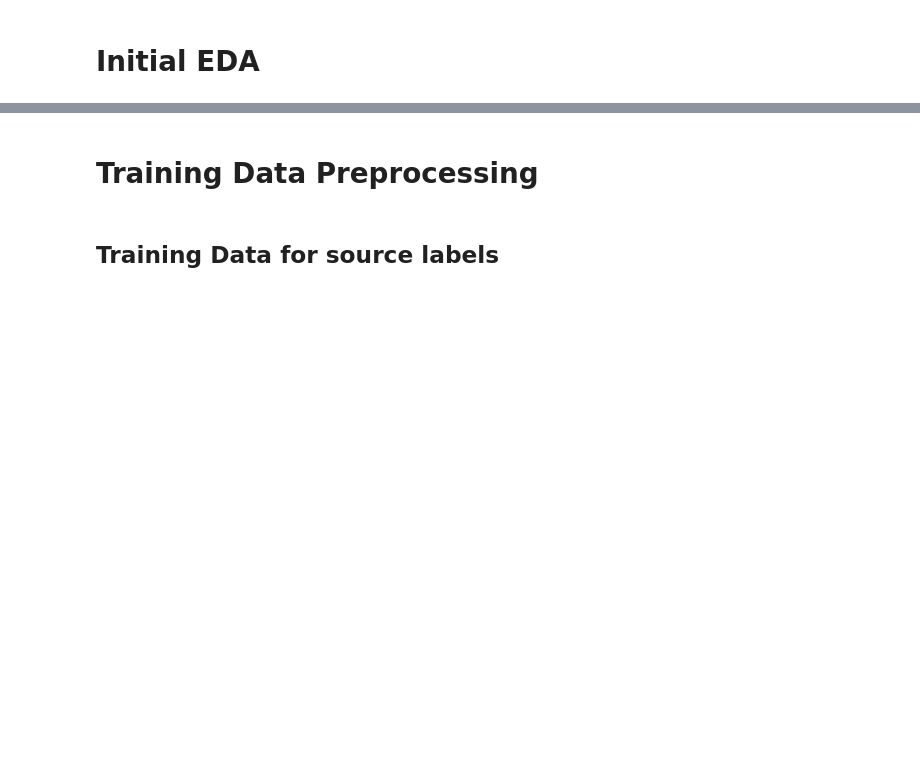
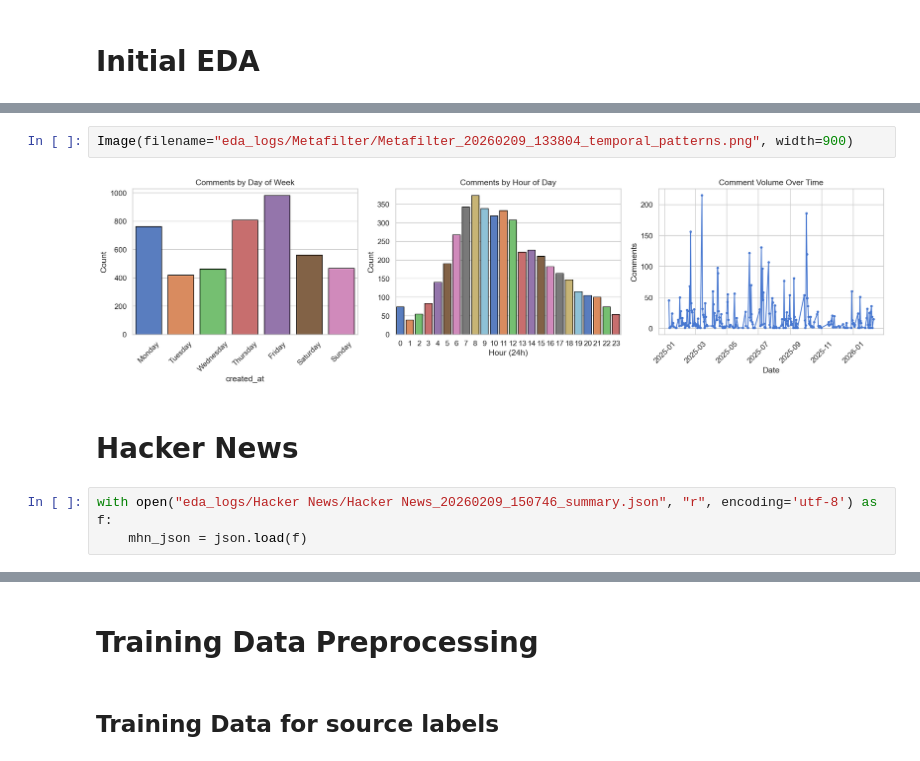
Before and after one commit to aprilchia/ADS-509_LLM, a Jupyter notebook: main_notebook.ipynb, the cells around one changed output, grey strips where cells are left out. Drawn from its saved outputs; the diff is of its cells as text; blank space fills up the shorter version.

```diff
--- a/main_notebook.ipynb
+++ b/main_notebook.ipynb
@@ -47,0 +72,9 @@ reddit_comments = pd.read_csv("data/reddit_comments.csv", parse_dates=['created_
+# %%
+Image(filename="eda_logs/Metafilter/Metafilter_20260209_133804_temporal_patterns.png", width=900)
+# %% [output]
+[figure, added]
+# %% [markdown]
+# Hacker News
+# %%
+with open("eda_logs/Hacker News/Hacker News_20260209_150746_summary.json", "r", encoding='utf-8') as f:
+    mhn_json = json.load(f)
```
Also changed, not shown: parts of 12 cells of this notebook, 2 other files.
